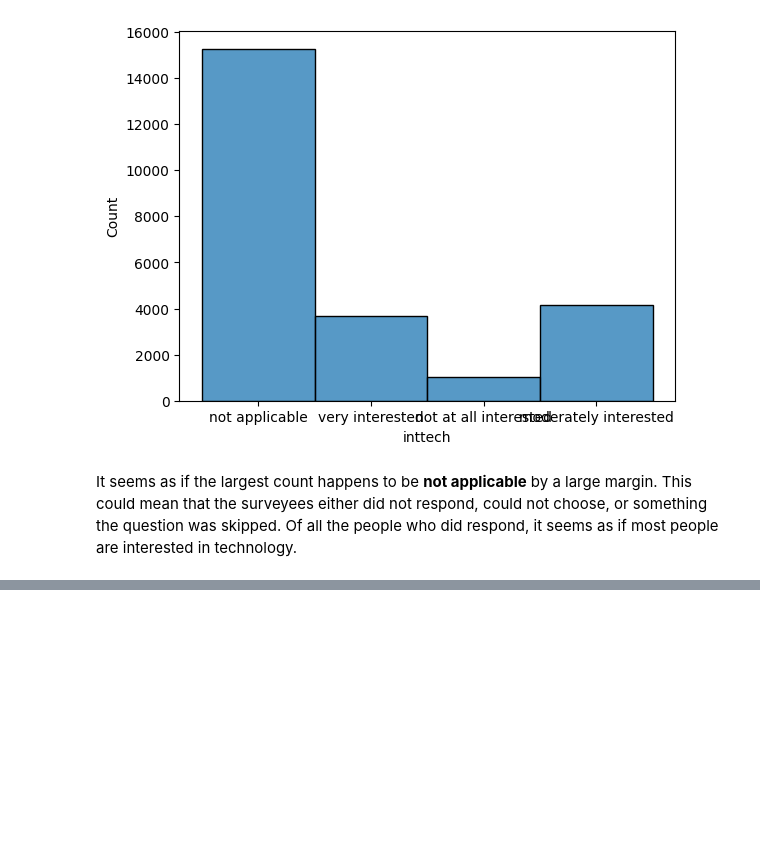
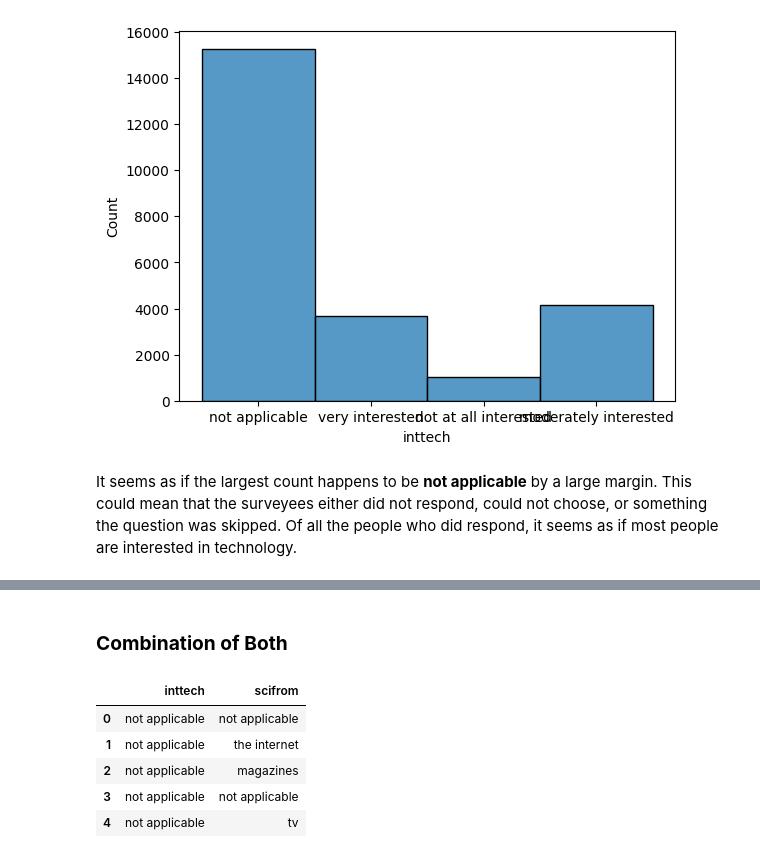
Before and after one commit to rafid-mirza/project_gss, a Jupyter notebook: Project_GSS.ipynb, the cells around one changed output, grey strips where cells are left out. Cells and saved outputs as stored; diff of their text form; code cells hidden in the pictures; blank space fills up the shorter version.

```diff
--- a/Project_GSS.ipynb
+++ b/Project_GSS.ipynb
@@ -340,0 +417,15 @@ It seems as if the largest count happens to be **not applicable** by a large mar
+# %% [markdown]
+### **Combination of Both**
+# %%
+inttech_scifrom_cleaned = pd.DataFrame(columns = ["inttech", "scifrom"])
+inttech_scifrom_cleaned["inttech"] = inttech_feature_cleaned
+inttech_scifrom_cleaned["scifrom"] = scifrom_feature_cleaned
+
+inttech_scifrom_cleaned.head()
+# %% [output]
+|  | inttech | scifrom |
+| 0 | not applicable | not applicable |
+| 1 | not applicable | the internet |
+| 2 | not applicable | magazines |
+| 3 | not applicable | not applicable |
+| 4 | not applicable | tv |
```
Also changed, not shown: parts of 11 cells of this notebook.
